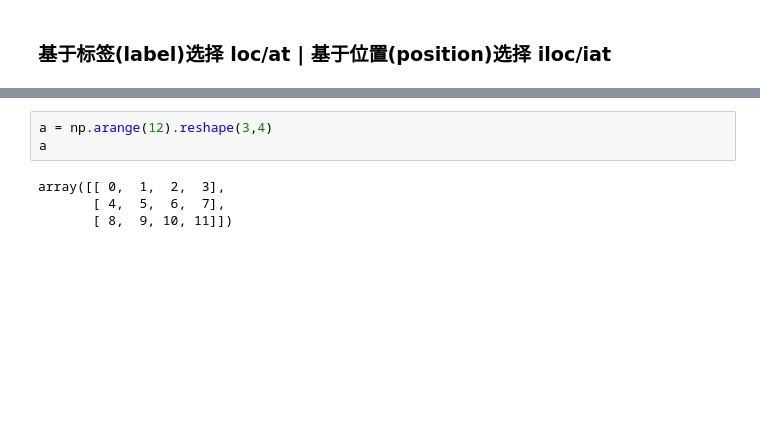
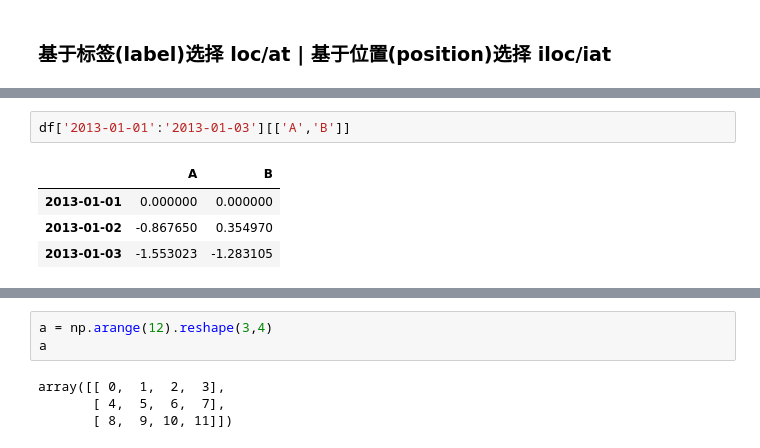
Before and after one commit to LuckyBoy314/DataScience_Learning, a Jupyter notebook: pandas_notebooks/basics.ipynb, the cells around one changed output, grey strips where cells are left out. Saved outputs shown, nothing was run; the diff lists cells and outputs as text; blank space fills up the shorter version.

```diff
--- a/pandas_notebooks/basics.ipynb
+++ b/pandas_notebooks/basics.ipynb
@@ -317,2 +325,9 @@ df.loc['2013-01-01':'2013-01-03',['A','B']]
+# %%
+df['2013-01-01':'2013-01-03'][['A','B']]
+# %% [output]
+|  | A | B |
+| 2013-01-01 | 0.000000 | 0.000000 |
+| 2013-01-02 | -0.867650 | 0.354970 |
+| 2013-01-03 | -1.553023 | -1.283105 |
 # %%
 # 但是使用数字索引是不包含末尾项的
```
Also changed, not shown: parts of 19 cells of this notebook, 8 other files.
